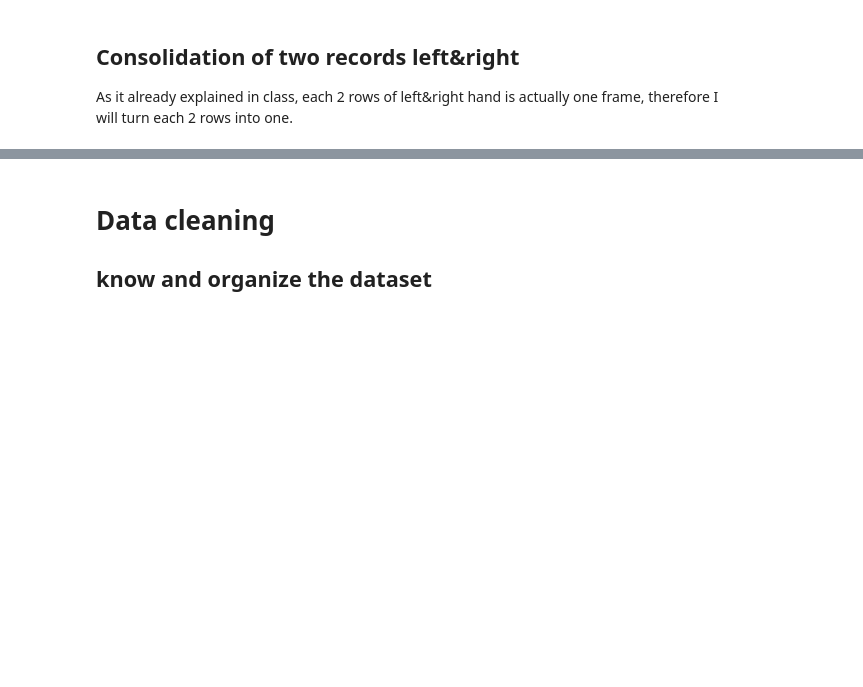
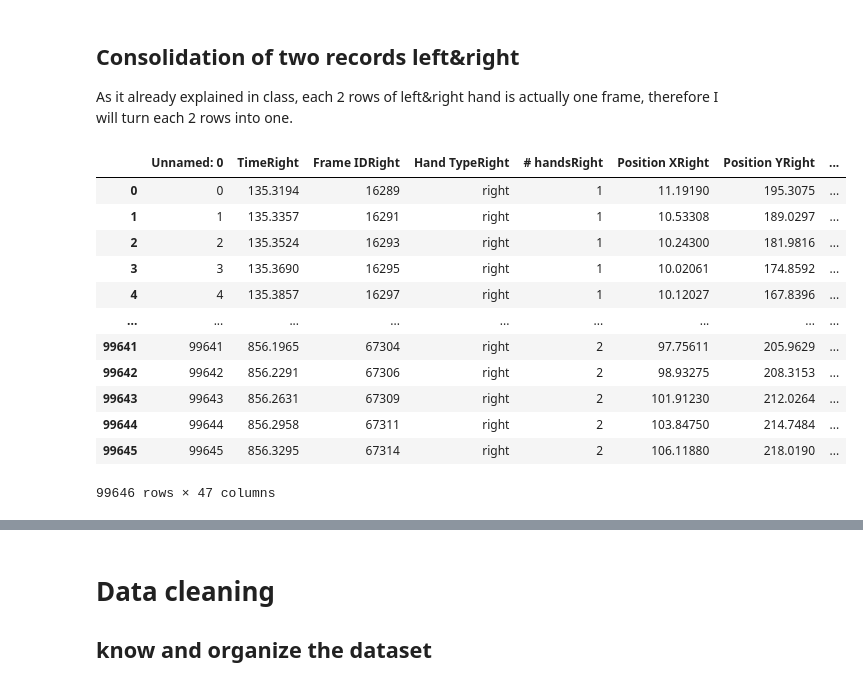
Before and after one commit to yuvalTrip/Final-Project-First-Year-Semester-B, a Jupyter notebook: Pandas- Classification work-Hands Positions.ipynb, the cells around one changed output, grey strips where cells are left out. Drawn from its saved outputs; the diff is of its cells as text; code cells hidden in the pictures; blank space fills up the shorter version.

```diff
--- a/Pandas- Classification work-Hands Positions.ipynb
+++ b/Pandas- Classification work-Hands Positions.ipynb
@@ -626,5 +693,19 @@ dfGeneral = flattenedDf
 #dfGeneral.to_csv(r'C:\Users\yuval\Datasets\HandsPositions\dfGeneral.csv')
 # %%
 #import again the csv file
-dfGeneral = pd.read_csv(r"C:\Users\yuval\Datasets\HandsPositions\dfGeneral.csv")
-dfGeneral
+FinalDfHands = pd.read_csv(r"C:\Users\yuval\Datasets\HandsPositions\FinalDfHands.csv")
+FinalDfHands
+# %% [output]
+|  | Unnamed: 0 | TimeRight | Frame IDRight | Hand TypeRight | # handsRight | Position XRight | Position YRight | ... |
+| 0 | 0 | 135.3194 | 16289 | right | 1 | 11.19190 | 195.3075 | ... |
+| 1 | 1 | 135.3357 | 16291 | right | 1 | 10.53308 | 189.0297 | ... |
+| 2 | 2 | 135.3524 | 16293 | right | 1 | 10.24300 | 181.9816 | ... |
+| 3 | 3 | 135.3690 | 16295 | right | 1 | 10.02061 | 174.8592 | ... |
+| 4 | 4 | 135.3857 | 16297 | right | 1 | 10.12027 | 167.8396 | ... |
+| ... | ... | ... | ... | ... | ... | ... | ... | ... |
+| 99641 | 99641 | 856.1965 | 67304 | right | 2 | 97.75611 | 205.9629 | ... |
+| 99642 | 99642 | 856.2291 | 67306 | right | 2 | 98.93275 | 208.3153 | ... |
+| 99643 | 99643 | 856.2631 | 67309 | right | 2 | 101.91230 | 212.0264 | ... |
+| 99644 | 99644 | 856.2958 | 67311 | right | 2 | 103.84750 | 214.7484 | ... |
+| 99645 | 99645 | 856.3295 | 67314 | right | 2 | 106.11880 | 218.0190 | ... |
+99646 rows × 47 columns
```
Also changed, not shown: parts of 230 cells of this notebook.
